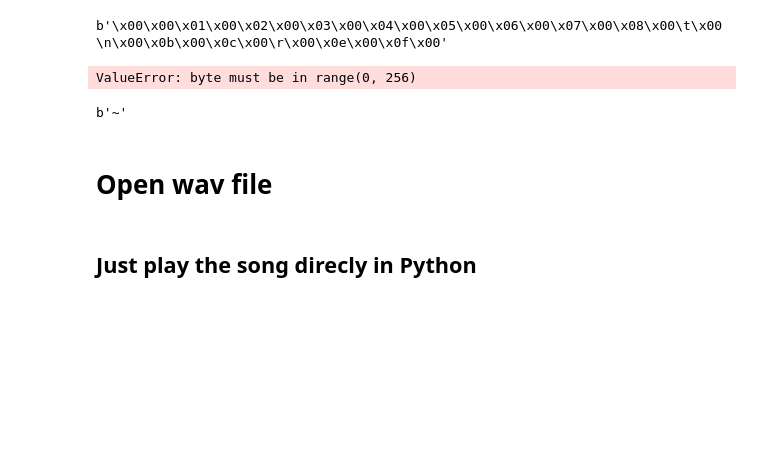
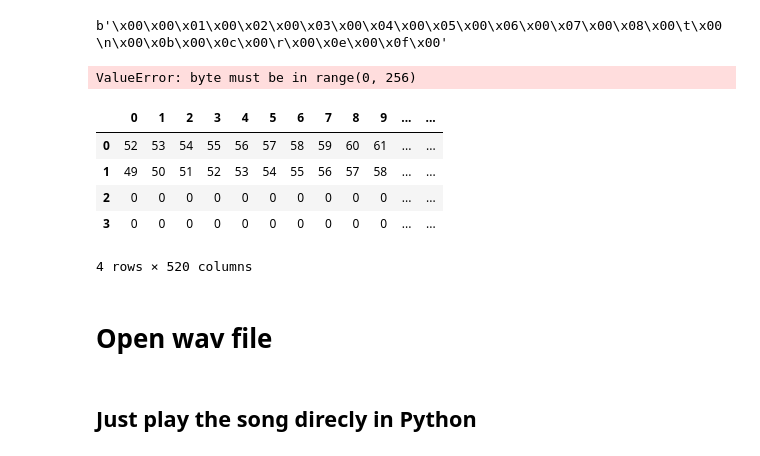
Before and after one commit to Stickerl/AMP, a Jupyter notebook: python_scripts/Audio stream via uart.ipynb, the cells around one changed output. Cells and saved outputs as stored; diff of their text form; code cells hidden in the pictures; blank space fills up the shorter version.

Commit message:
added .csv generation to view-parallel-port-data vi and tested reading the file with python

```diff
--- a/python_scripts/Audio stream via uart.ipynb
+++ b/python_scripts/Audio stream via uart.ipynb
@@ -98,10 +100,16 @@ data = bytearray(range(0, 0x1FF, 1))
 # %% [output]
 ValueError: byte must be in range(0, 256)
 # %%
-df=pd.read_csv('serial_data.csv', sep=';',header=None)
+df=pd.read_csv(r'..\test\debug_data.csv', sep=';',header=None)
 cmp_data = df.values
+df
 # %% [output]
+|  | 0 | 1 | 2 | 3 | 4 | 5 | 6 | 7 | 8 | 9 | ... | ... |
+| 0 | 52 | 53 | 54 | 55 | 56 | 57 | 58 | 59 | 60 | 61 | ... | ... |
+| 1 | 49 | 50 | 51 | 52 | 53 | 54 | 55 | 56 | 57 | 58 | ... | ... |
+| 2 | 0 | 0 | 0 | 0 | 0 | 0 | 0 | 0 | 0 | 0 | ... | ... |
+| 3 | 0 | 0 | 0 | 0 | 0 | 0 | 0 | 0 | 0 | 0 | ... | ... |
-b'~'
+4 rows × 520 columns
 # %% [markdown]
 # Open wav file
 # %%
```
Also changed, not shown: parts of 1 cell of this notebook, 2 other files.
